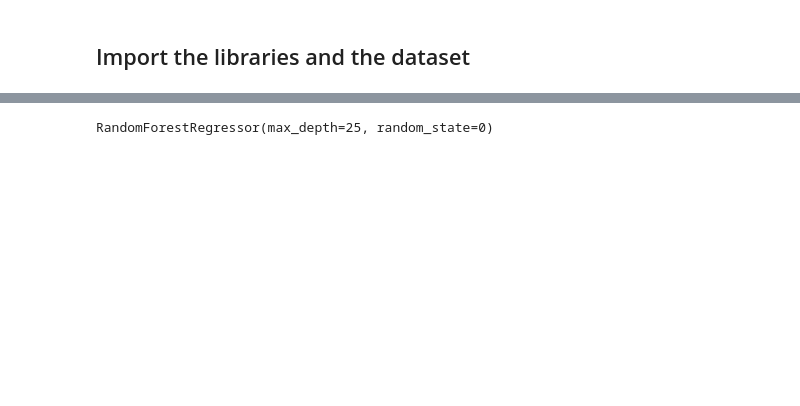
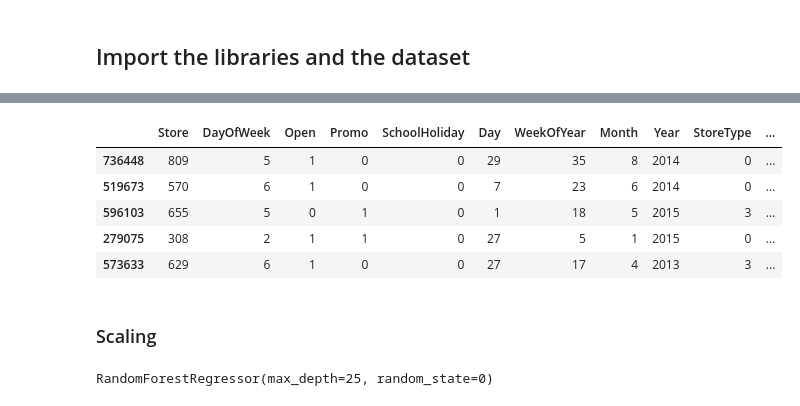
Before and after one commit to ekubay/Rossmann_Pharmaceutical_sales_Prediction, a Jupyter notebook: notebooks/predi_store_sales.ipynb, the cells around one changed output, grey strips where cells are left out. Saved outputs shown, nothing was run; the diff lists cells and outputs as text; code cells hidden in the pictures; blank space fills up the shorter version.

```diff
--- a/notebooks/predi_store_sales.ipynb
+++ b/notebooks/predi_store_sales.ipynb
@@ -150 +356,12 @@ from sklearn.preprocessing import MinMaxScaler
+# %%
+train_x.head()
+# %% [output]
+|  | Store | DayOfWeek | Open | Promo | SchoolHoliday | Day | WeekOfYear | Month | Year | StoreType | ... |
+| 736448 | 809 | 5 | 1 | 0 | 0 | 29 | 35 | 8 | 2014 | 0 | ... |
+| 519673 | 570 | 6 | 1 | 0 | 0 | 7 | 23 | 6 | 2014 | 0 | ... |
+| 596103 | 655 | 5 | 0 | 1 | 0 | 1 | 18 | 5 | 2015 | 3 | ... |
+| 279075 | 308 | 2 | 1 | 1 | 0 | 27 | 5 | 1 | 2015 | 0 | ... |
+| 573633 | 629 | 6 | 1 | 0 | 0 | 27 | 17 | 4 | 2013 | 3 | ... |
+# %% [markdown]
+### Scaling
 # %%
```
Also changed, not shown: parts of 118 cells of this notebook.
